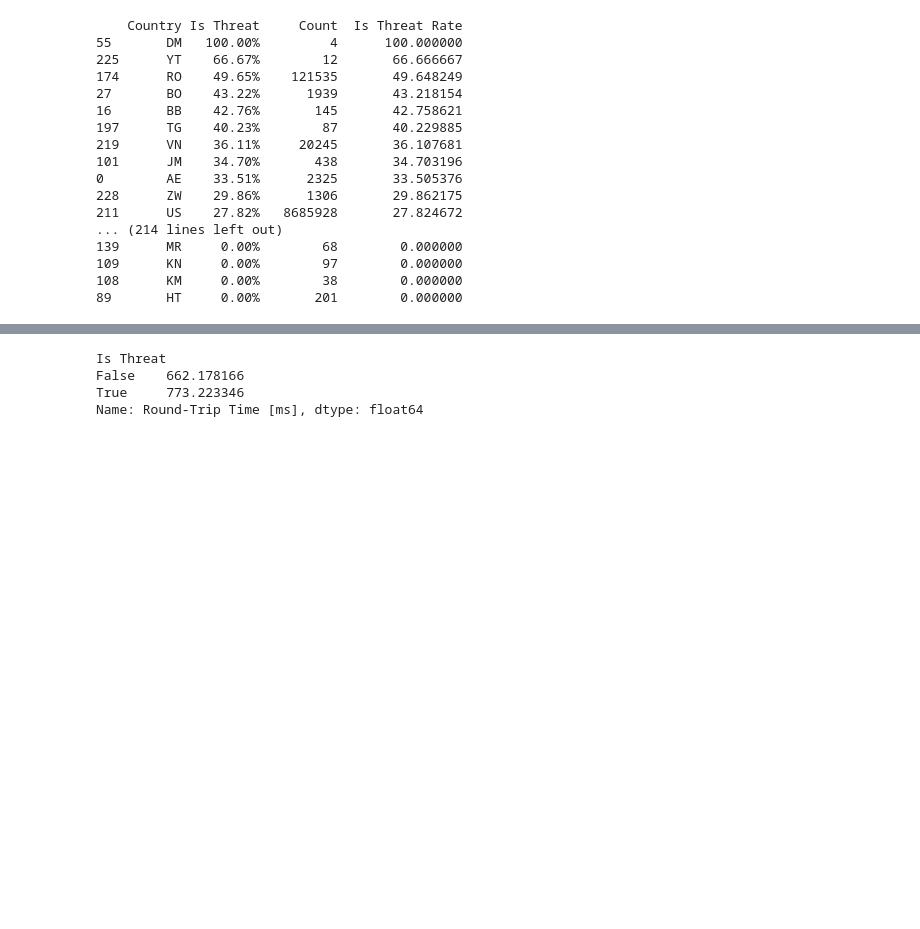
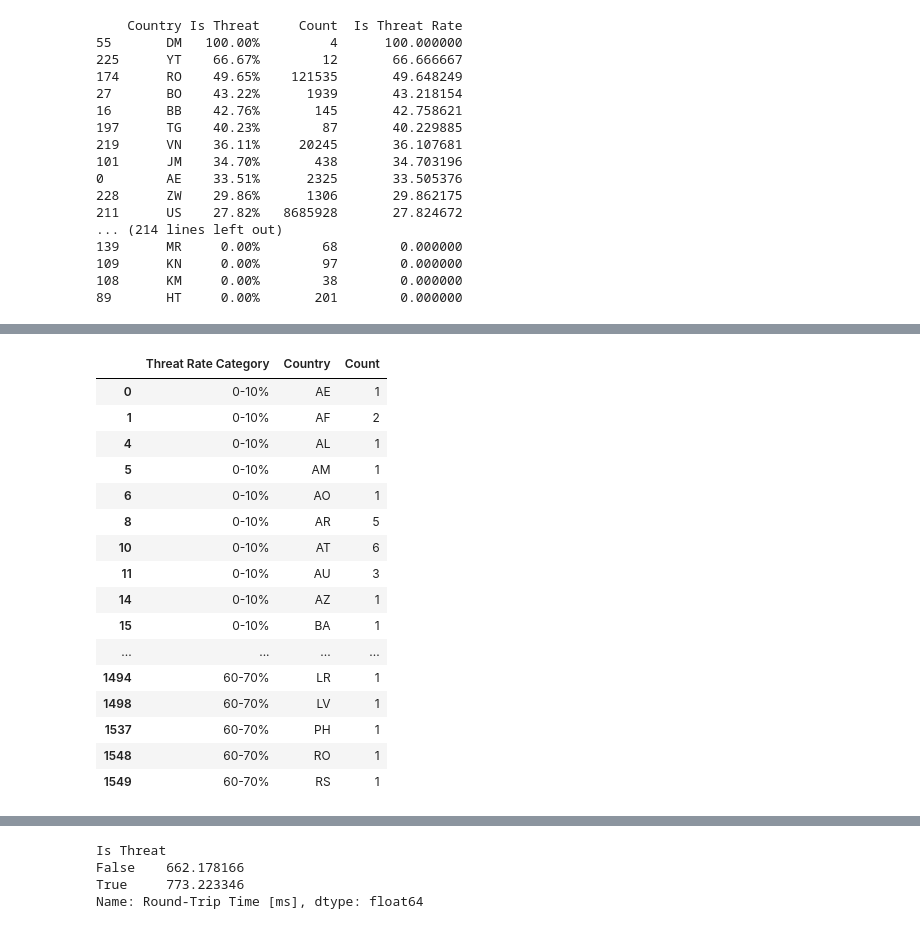
Before and after one commit to yschoi9930/Kaggle, a Jupyter notebook: notebookc25a814836.ipynb, the cells around one changed output, grey strips where cells are left out. Saved outputs shown, nothing was run; the diff lists cells and outputs as text; code cells hidden in the pictures; blank space fills up the shorter version.

```diff
--- a/notebookc25a814836.ipynb
+++ b/notebookc25a814836.ipynb
@@ -210,0 +134,19 @@ dtype: int64
+# %%
+# 나라별 공격 전체 IP 비율과 개수 계산
+grouped_data = data.groupby(['Country', 'Region'])['Is Threat']
+country_attack_rate = grouped_data.mean().reset_index()
+country_attack_count = grouped_data.size().reset_index(name='Count')
+
+# 결과를 병합
+result2 = pd.merge(country_attack_rate, country_attack_count, on=['Country', 'Region'])
+
+# 비율을 숫자로 계산
+result2['Is Threat Rate'] = result2['Is Threat'] * 100
+
+# 내림차순으로 숫자 기준 정렬
+result2 = result2.sort_values('Is Threat Rate', ascending=False)
+
+# 퍼센트 형식의 문자열 추가
+result2['Is Threat'] = result2['Is Threat Rate'].apply(lambda x: f"{x:.2f}%")
+
+print(result2[:50])
@@ -210,0 +171,27 @@ dtype: int64
+# %%
+# 'Is Threat Rate'를 10% 구간으로 나누기
+result2['Threat Rate Category'] = pd.cut(result2['Is Threat Rate'], bins=[0, 10, 20, 30, 40, 50, 60, 70, 80, 90, 100],
+                                      labels=['0-10%', '10-20%', '20-30%', '30-40%', '40-50%', '50-60%', '60-70%', '70-80%', '80-90%', '90-100%'])
+
+# 각 범주별로 국가별 등장 횟수 계산
+category_country_counts = result2.groupby(['Threat Rate Category', 'Country']).size().reset_index(name='Count')
+# %%
+category_country_counts[category_country_counts['Count'] != 0]
+# %% [output]
+|  | Threat Rate Category | Country | Count |
+| 0 | 0-10% | AE | 1 |
+| 1 | 0-10% | AF | 2 |
+| 4 | 0-10% | AL | 1 |
+| 5 | 0-10% | AM | 1 |
+| 6 | 0-10% | AO | 1 |
+| 8 | 0-10% | AR | 5 |
+| 10 | 0-10% | AT | 6 |
+| 11 | 0-10% | AU | 3 |
+| 14 | 0-10% | AZ | 1 |
+| 15 | 0-10% | BA | 1 |
+| ... | ... | ... | ... |
+| 1494 | 60-70% | LR | 1 |
+| 1498 | 60-70% | LV | 1 |
+| 1537 | 60-70% | PH | 1 |
+| 1548 | 60-70% | RO | 1 |
+| 1549 | 60-70% | RS | 1 |
```
Also changed, not shown: parts of 21 cells of this notebook.
